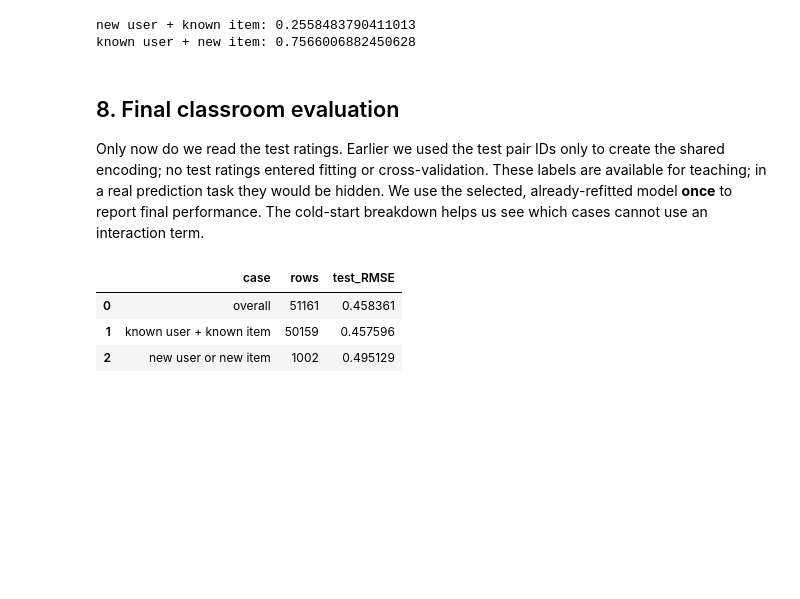
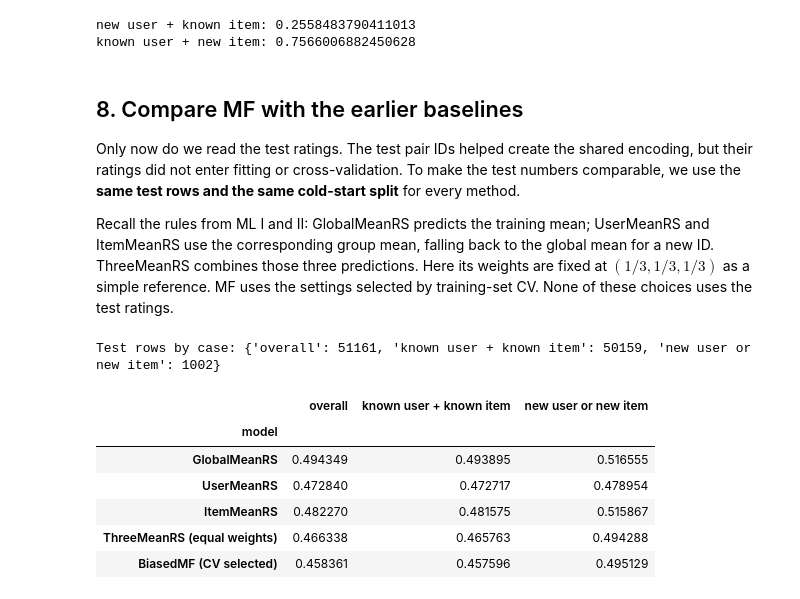
Before and after one commit to statmlben/CUHK-STAT3009, a Jupyter notebook: nb/STAT3009_MF.ipynb, the cells around one changed output. Saved outputs shown, nothing was run; the diff lists cells and outputs as text; code cells hidden in the pictures; blank space fills up the shorter version.

```diff
--- a/nb/STAT3009_MF.ipynb
+++ b/nb/STAT3009_MF.ipynb
@@ -343,15 +314,11 @@ The constructor stores settings; `fit` creates learned attributes ending in `_`.
 # %%
-mf_demo = BiasedMF(n_users=n_users, n_items=n_items, K=2, lambda_=1.0, n_iters=3, random_state=42)
+mf_demo = BiasedMF(n_users=n_users, n_items=n_items, K=2, lambda_=1.0, n_iters=3, random_state=42, verbose=True)
 mf_demo.fit(X_train, y_train)
 
 print('settings:', mf_demo.get_params())
 print('learned global mean:', mf_demo.mu_)
 print('user factor shape:', mf_demo.P_.shape)
 print('item factor shape:', mf_demo.Q_.shape)
-display(pd.DataFrame({
-    'completed ALS iterations': range(len(mf_demo.objective_history_)),
-    'training objective': mf_demo.objective_history_,
-}))
 print('training RMSE:', root_mean_squared_error(
     y_train, mf_demo.predict(X_train)
 ))
@@ -468,41 +435,65 @@ print('known user + new item:', final_mf.mu_ + final_mf.a_[known_user_id])
 new user + known item: 0.2558483790411013
 known user + new item: 0.7566006882450628
 # %% [markdown]
-## 8. Final classroom evaluation
+## 8. Compare MF with the earlier baselines
 
-Only now do we read the test ratings. Earlier we used the test pair IDs only to create the shared encoding; no test ratings entered fitting or cross-validation. These labels are available for teaching; in a real prediction task they would be hidden. We use the selected, already-refitted model **once** to report final performance. The cold-start breakdown helps us see which cases cannot use an interaction term.
+Only now do we read the test ratings. The test pair IDs helped create the shared encoding, but their ratings did not enter fitting or cross-validation. To make the test numbers comparable, we use the **same test rows and the same cold-start split** for every method.
+
+Recall the rules from ML I and II: GlobalMeanRS predicts the training mean; UserMeanRS and ItemMeanRS use the corresponding group mean, falling back to the global mean for a new ID. ThreeMeanRS combines those three predictions. Here its weights are fixed at $(1/3,1/3,1/3)$ as a simple reference. MF uses the settings selected by training-set CV. None of these choices uses the test ratings.
 # %%
 rs_test = pd.read_csv(f'{RS_BASE_URL}/test.csv', usecols=['rating'])
 y_test = rs_test['rating'].to_numpy(dtype=float)
-test_predictions = final_mf.predict(X_test)
 
-known_user = np.array([
-    0 <= u < len(final_mf.seen_users_) and final_mf.seen_users_[u]
-    for u in X_test[:, 0]
-])
-known_item = np.array([
-    0 <= i < len(final_mf.seen_items_) and final_mf.seen_items_[i]
-    for i in X_test[:, 1]
-])
+# Recreate the ML I/II baseline rules from training ratings only.
+global_mean = y_train.mean()
+user_means = np.full(n_users, global_mean)
+item_means = np.full(n_items, global_mean)
+for user in set(X_train[:, 0]):
+    user_means[user] = y_train[X_train[:, 0] == user].mean()
+for item in set(X_train[:, 1]):
+    item_means[item] = y_train[X_train[:, 1] == item].mean()
 
+global_predictions = np.full(len(X_test), global_mean)
+user_predictions = user_means[X_test[:, 0]]
+item_predictions = item_means[X_test[:, 1]]
+three_mean_predictions = (
+    user_predictions + item_predictions + global_predictions
+) / 3
+
+predictions_by_model = {
+    'GlobalMeanRS': global_predictions,
+    'UserMeanRS': user_predictions,
+    'ItemMeanRS': item_predictions,
+    'ThreeMeanRS (equal weights)': three_mean_predictions,
+    'BiasedMF (CV selected)': final_mf.predict(X_test),
+}
+
+known_user = final_mf.seen_users_[X_test[:, 0]]
+known_item = final_mf.seen_items_[X_test[:, 1]]
 cases = {
     'overall': np.ones(len(X_test), dtype=bool),
     'known user + known item': known_user & known_item,
     'new user or new item': ~(known_user & known_item),
 }
-report = []
-for name, mask in cases.items():
-    report.append({
-        'case': name,
-        'rows': int(mask.sum()),
-        'test_RMSE': root_mean_squared_error(
-            y_test[mask], test_predictions[mask]
-        ) if mask.any() else np.nan,
-    })
-display(pd.DataFrame(report))
+print('Test rows by case:', {name: int(mask.sum()) for name, mask in cases.items()})
+
+comparison = []
+for model_name, predictions in predictions_by_model.items():
+    row = {'model': model_name}
+    for case_name, mask in cases.items():
+        row[case_name] = (
+            root_mean_squared_error(y_test[mask], predictions[mask])
+            if mask.any() else np.nan
+        )
+    comparison.append(row)
+display(pd.DataFrame(comparison).set_index('model'))
 # %% [output]
+Test rows by case: {'overall': 51161, 'known user + known item': 50159, 'new user or new item': 1002}
-|  | case | rows | test_RMSE |
-| 0 | overall | 51161 | 0.458361 |
-| 1 | known user + known item | 50159 | 0.457596 |
-| 2 | new user or new item | 1002 | 0.495129 |
+|  | overall | known user + known item | new user or new item |
+| model |  |  |  |
+| GlobalMeanRS | 0.494349 | 0.493895 | 0.516555 |
+| UserMeanRS | 0.472840 | 0.472717 | 0.478954 |
+| ItemMeanRS | 0.482270 | 0.481575 | 0.515867 |
+| ThreeMeanRS (equal weights) | 0.466338 | 0.465763 | 0.494288 |
+| BiasedMF (CV selected) | 0.458361 | 0.457596 | 0.495129 |
 # %% [markdown]
```
Also changed, not shown: parts of 14 cells of this notebook, 7 other files.
